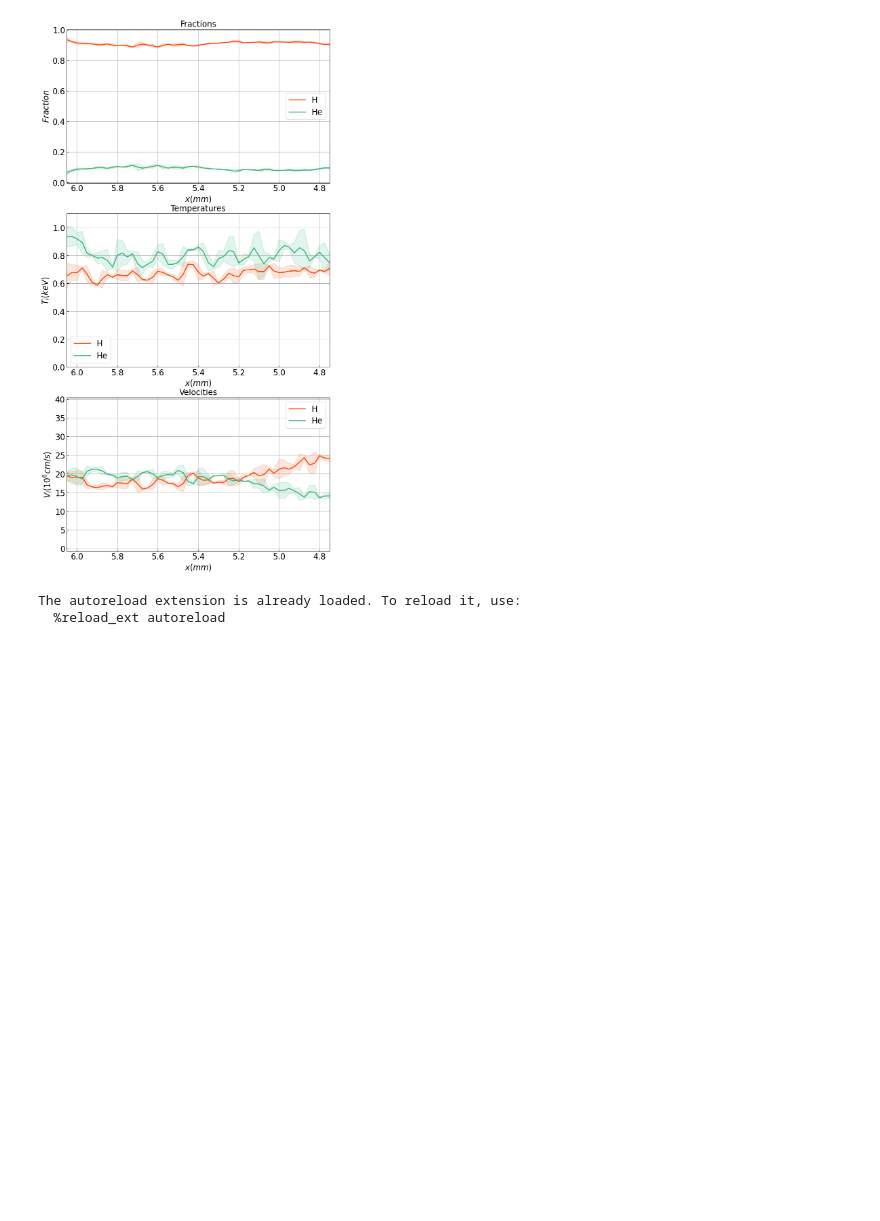
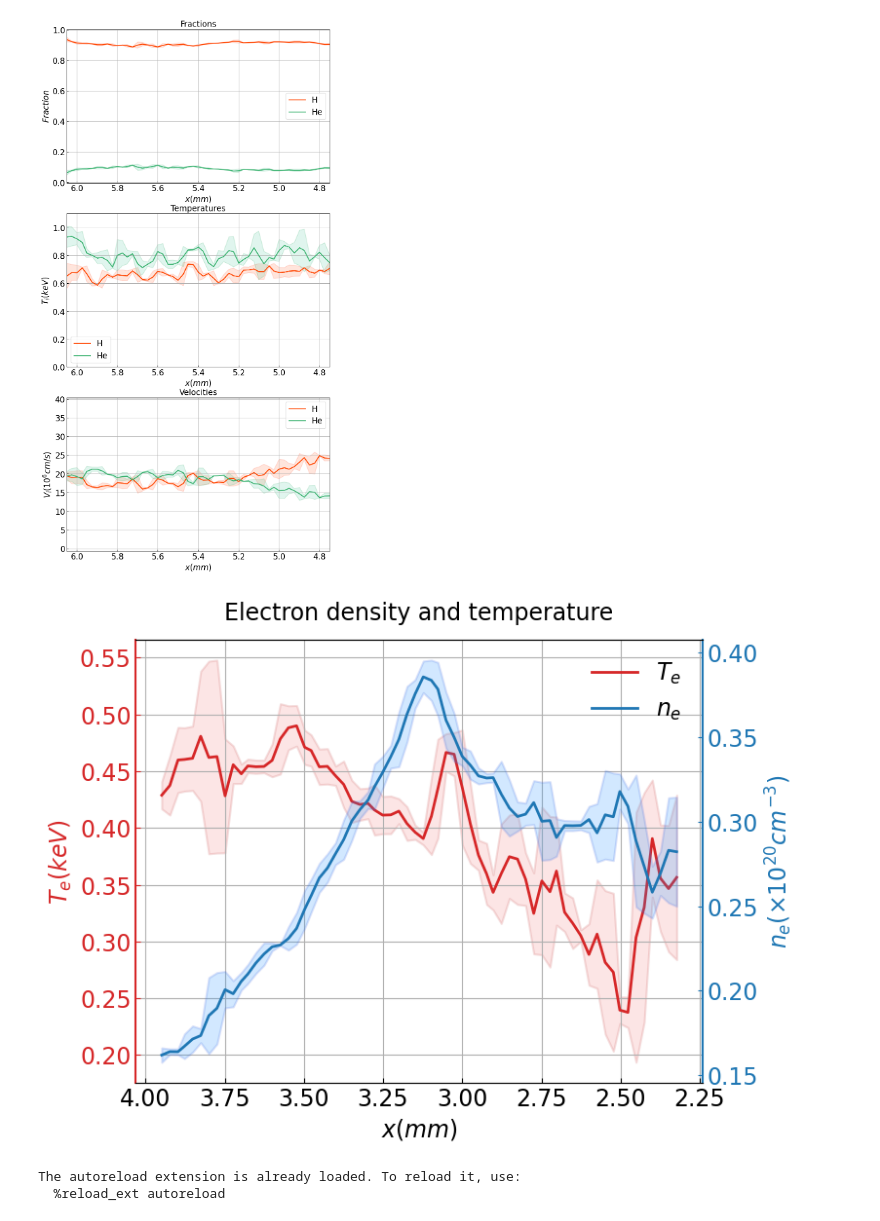
Before and after one commit to Soham919/tsadar_plotter, a Jupyter notebook: tsadar_plots/plot_lineouts_26.ipynb, the cells around one changed output. Drawn from its saved outputs; the diff is of its cells as text; code cells hidden in the pictures; blank space fills up the shorter version.

```diff
--- a/tsadar_plots/plot_lineouts_26.ipynb
+++ b/tsadar_plots/plot_lineouts_26.ipynb
@@ -12,7 +12,8 @@ import numpy as np
 import matplotlib.pyplot as plt
 
 baseDir = Path().resolve().parent
-folder_path = baseDir/"Kinshock"/"Kinshock-26A"/"tsadar fits"
+#folder_path = baseDir/".."/"Kinshock"/"Kinshock-26A"/"tsadar fits"
+folder_path = baseDir/".."/"Kinshock"/"Kinshock-19A"/"csv"
 data = select_shots(folder_path)
 # %% [output]
 The autoreload extension is already loaded. To reload it, use:
@@ -91,6 +92,12 @@ plot_117839_IAW(data)
 #plot_117839_EPW_loss(data['117839'])
 # %% [output]
 [figure]
+# %%
+### PLOT 92534 ELECTRONS ###
+from plot_92534_EPW import plot_92534_EPW
+plot_92534_EPW(data['92534']['92534-10'])
+# %% [output]
+[figure, added]
 # %%
 ### PLOT STITCHED 117837-38-39 EPW ###
 %load_ext autoreload
```
Also changed, not shown: parts of 1 cell of this notebook, 12 other files.
